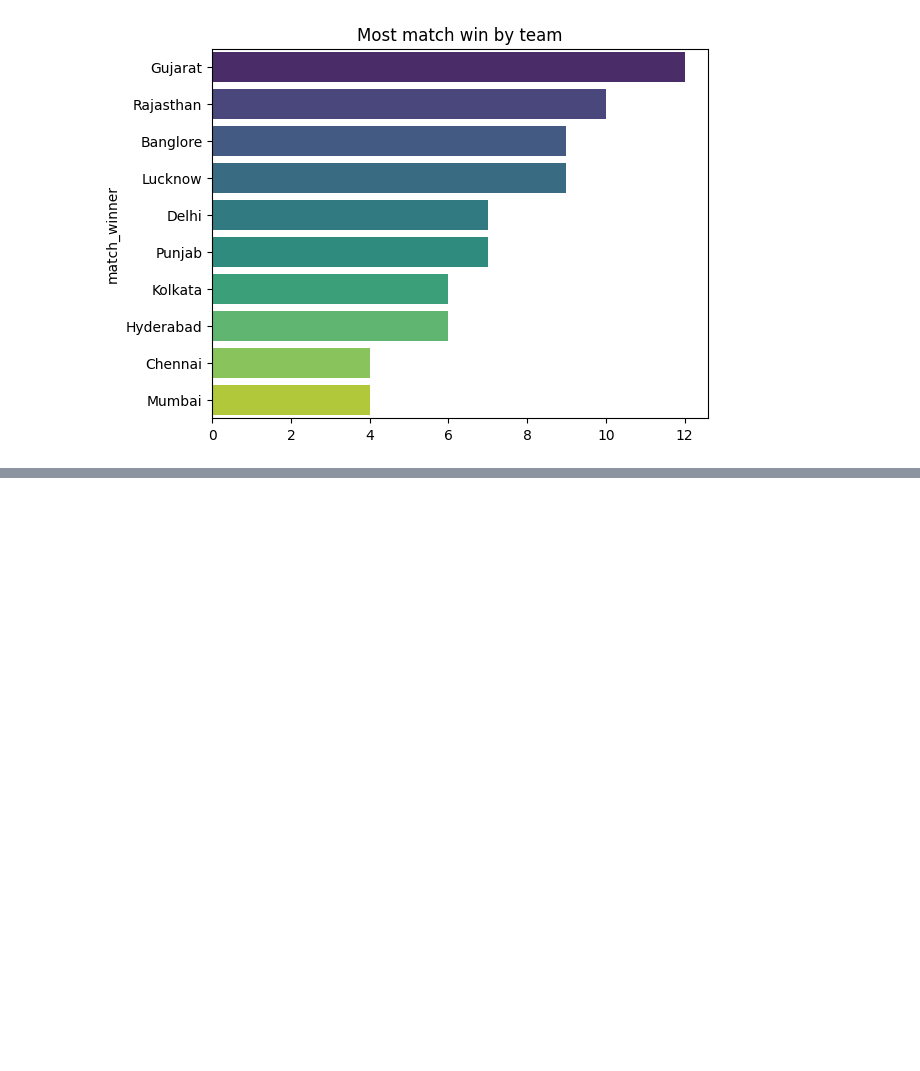
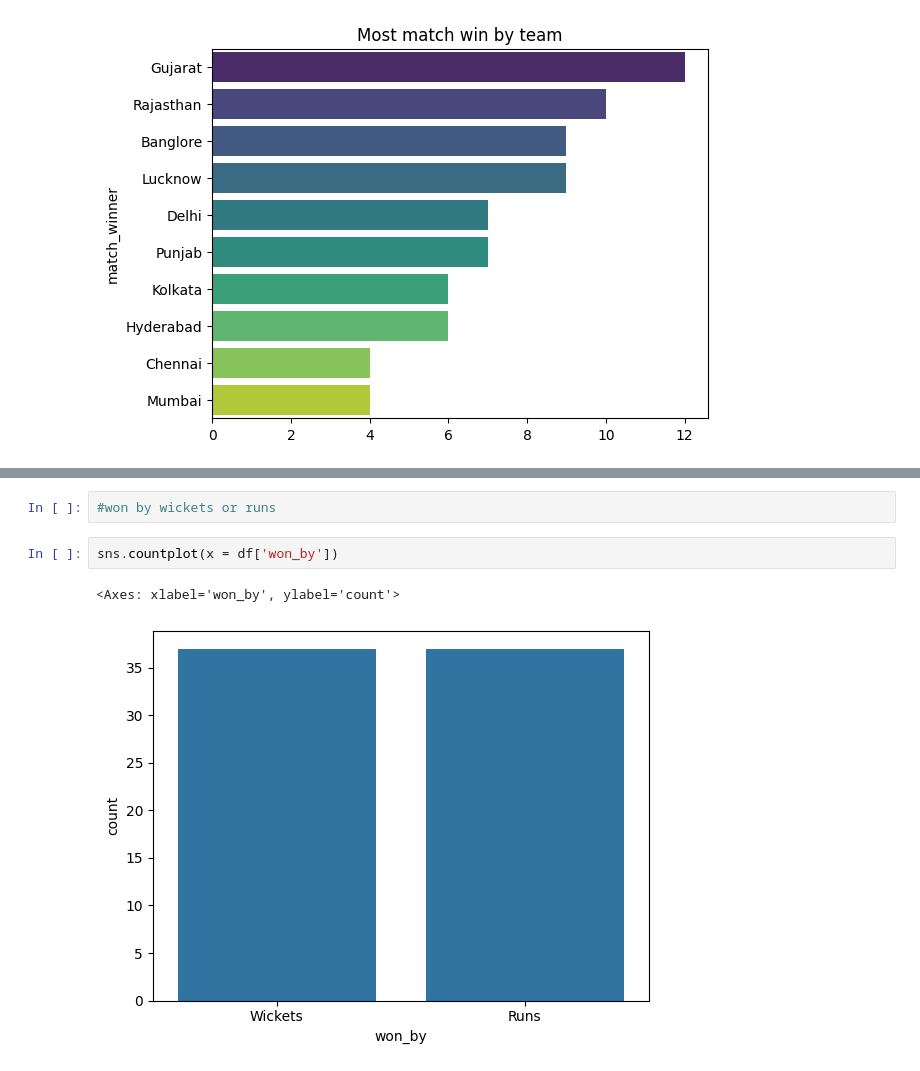
Before and after one commit to iamahnaf/Data-Science-Practice, a Jupyter notebook: capstone/ipl_captsone_project.ipynb, the cells around one changed output, grey strips where cells are left out. Drawn from its saved outputs; the diff is of its cells as text; blank space fills up the shorter version.

```diff
--- a/capstone/ipl_captsone_project.ipynb
+++ b/capstone/ipl_captsone_project.ipynb
@@ -92,0 +110,7 @@ Text(0.5, 1.0, 'Most match win by team')
+# %%
+#won by wickets or runs
+# %%
+sns.countplot(x = df['won_by'])
+# %% [output]
+<Axes: xlabel='won_by', ylabel='count'>
+[figure, added]
```
Also changed, not shown: parts of 10 cells of this notebook.
